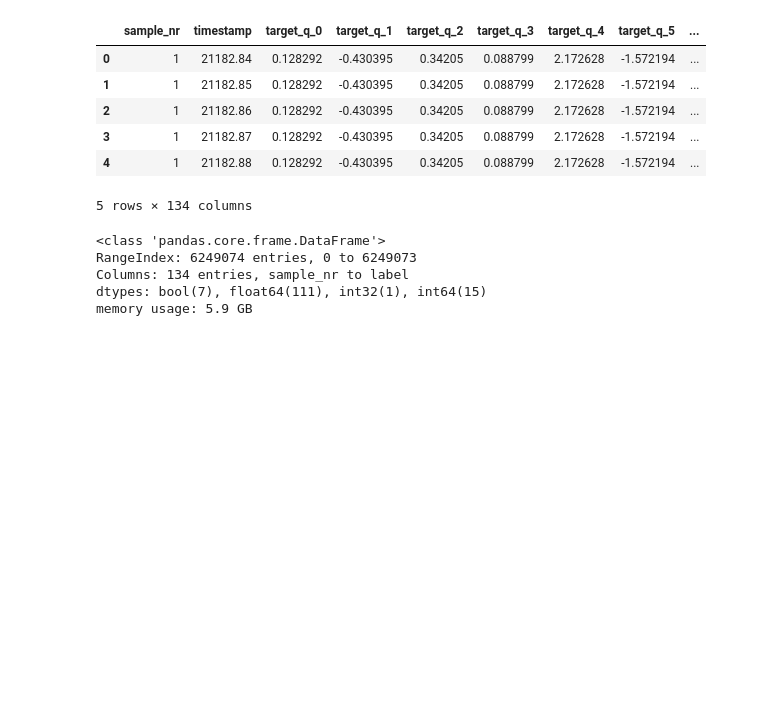
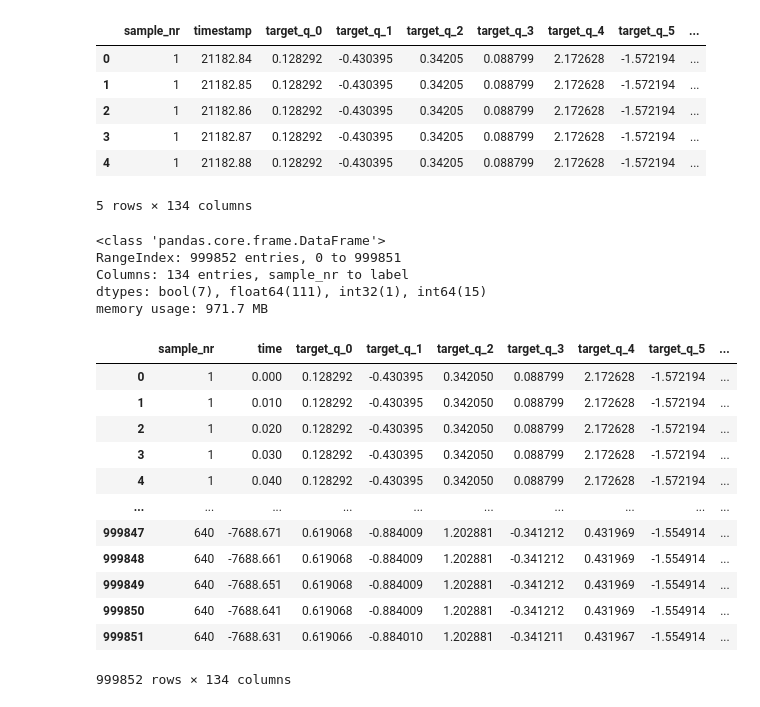
Before and after one commit to toazbenj/cmse830_fds, a Jupyter notebook: project/aursad.ipynb, the cells around one changed output. Cells and saved outputs as stored; diff of their text form; code cells hidden in the pictures; blank space fills up the shorter version.

```diff
--- a/project/aursad.ipynb
+++ b/project/aursad.ipynb
@@ -16,8 +16,9 @@ data_path = "data/aursad"
 feather_files = sorted(glob.glob(os.path.join(data_path, "part_*.feather")))
 
 # Load and concatenate
-df_aursad = pd.concat([pd.read_feather(f) for f in feather_files], ignore_index=True)
+num_files = len(feather_files)//6
+df_aursad = pd.concat([pd.read_feather(f) for f in feather_files[:num_files]], ignore_index=True)
 
-print(f"Loaded {len(feather_files)} files.")
+print(f"Loaded {num_files} files.")
 print(f"Combined DataFrame shape: {df_aursad.shape}")
 # %% [output]
@@ -37,7 +38,7 @@ df_aursad.head()
 df_aursad.info()
 # %% [output]
 <class 'pandas.core.frame.DataFrame'>
-RangeIndex: 6249074 entries, 0 to 6249073
+RangeIndex: 999852 entries, 0 to 999851
 Columns: 134 entries, sample_nr to label
 dtypes: bool(7), float64(111), int32(1), int64(15)
-memory usage: 5.9 GB
+memory usage: 971.7 MB
@@ -43,0 +53,18 @@ memory usage: 5.9 GB
+# %%
+df_aursad = df_aursad.rename(columns={'timestamp': 'time'})
+df_aursad['time'] =  df_aursad['time'] - df_aursad['time'].iloc[0]
+df_aursad
+# %% [output]
+|  | sample_nr | time | target_q_0 | target_q_1 | target_q_2 | target_q_3 | target_q_4 | target_q_5 | ... |
+| 0 | 1 | 0.000 | 0.128292 | -0.430395 | 0.342050 | 0.088799 | 2.172628 | -1.572194 | ... |
+| 1 | 1 | 0.010 | 0.128292 | -0.430395 | 0.342050 | 0.088799 | 2.172628 | -1.572194 | ... |
+| 2 | 1 | 0.020 | 0.128292 | -0.430395 | 0.342050 | 0.088799 | 2.172628 | -1.572194 | ... |
+| 3 | 1 | 0.030 | 0.128292 | -0.430395 | 0.342050 | 0.088799 | 2.172628 | -1.572194 | ... |
+| 4 | 1 | 0.040 | 0.128292 | -0.430395 | 0.342050 | 0.088799 | 2.172628 | -1.572194 | ... |
+| ... | ... | ... | ... | ... | ... | ... | ... | ... | ... |
+| 999847 | 640 | -7688.671 | 0.619068 | -0.884009 | 1.202881 | -0.341212 | 0.431969 | -1.554914 | ... |
+| 999848 | 640 | -7688.661 | 0.619068 | -0.884009 | 1.202881 | -0.341212 | 0.431969 | -1.554914 | ... |
+| 999849 | 640 | -7688.651 | 0.619068 | -0.884009 | 1.202881 | -0.341212 | 0.431969 | -1.554914 | ... |
+| 999850 | 640 | -7688.641 | 0.619068 | -0.884009 | 1.202881 | -0.341212 | 0.431969 | -1.554914 | ... |
+| 999851 | 640 | -7688.631 | 0.619066 | -0.884010 | 1.202881 | -0.341211 | 0.431967 | -1.554914 | ... |
+999852 rows × 134 columns
```
Also changed, not shown: parts of 3 cells of this notebook, 2 other files.
